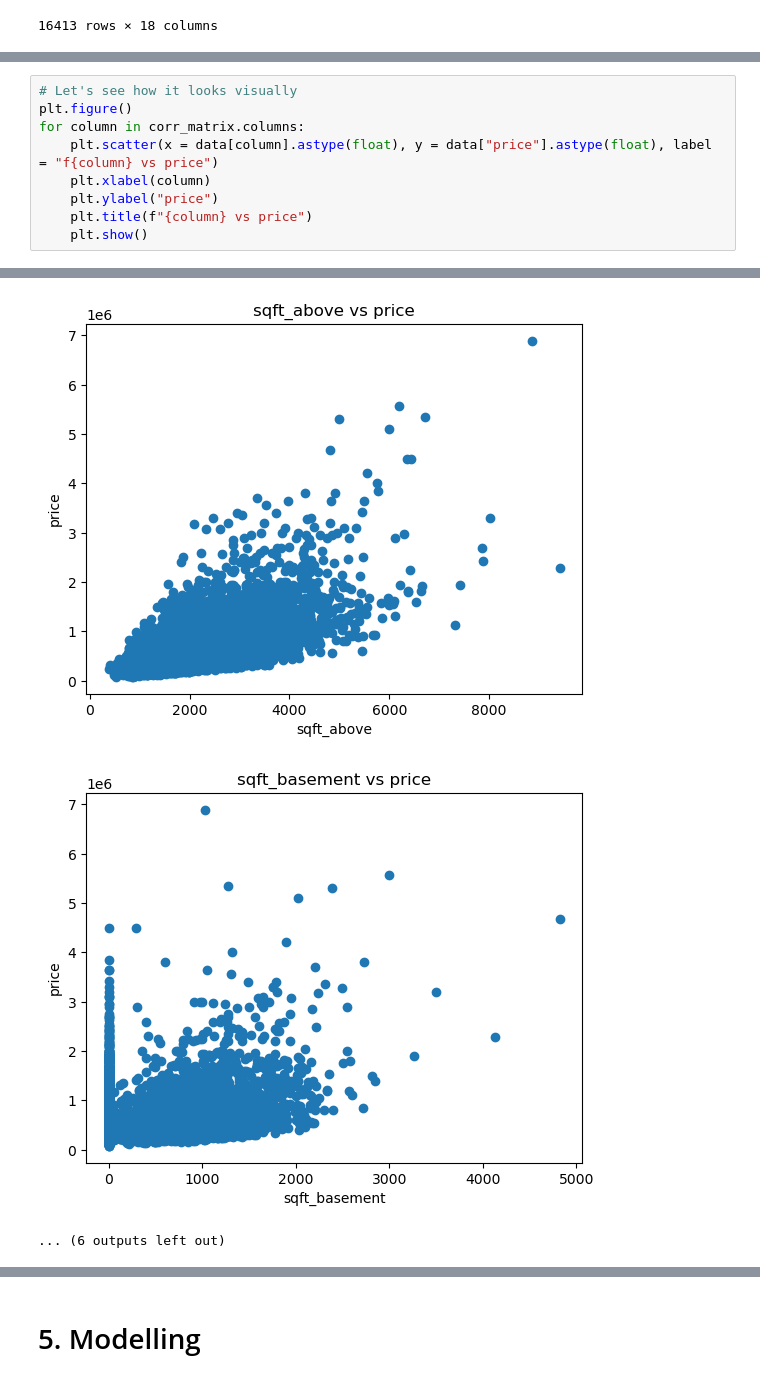
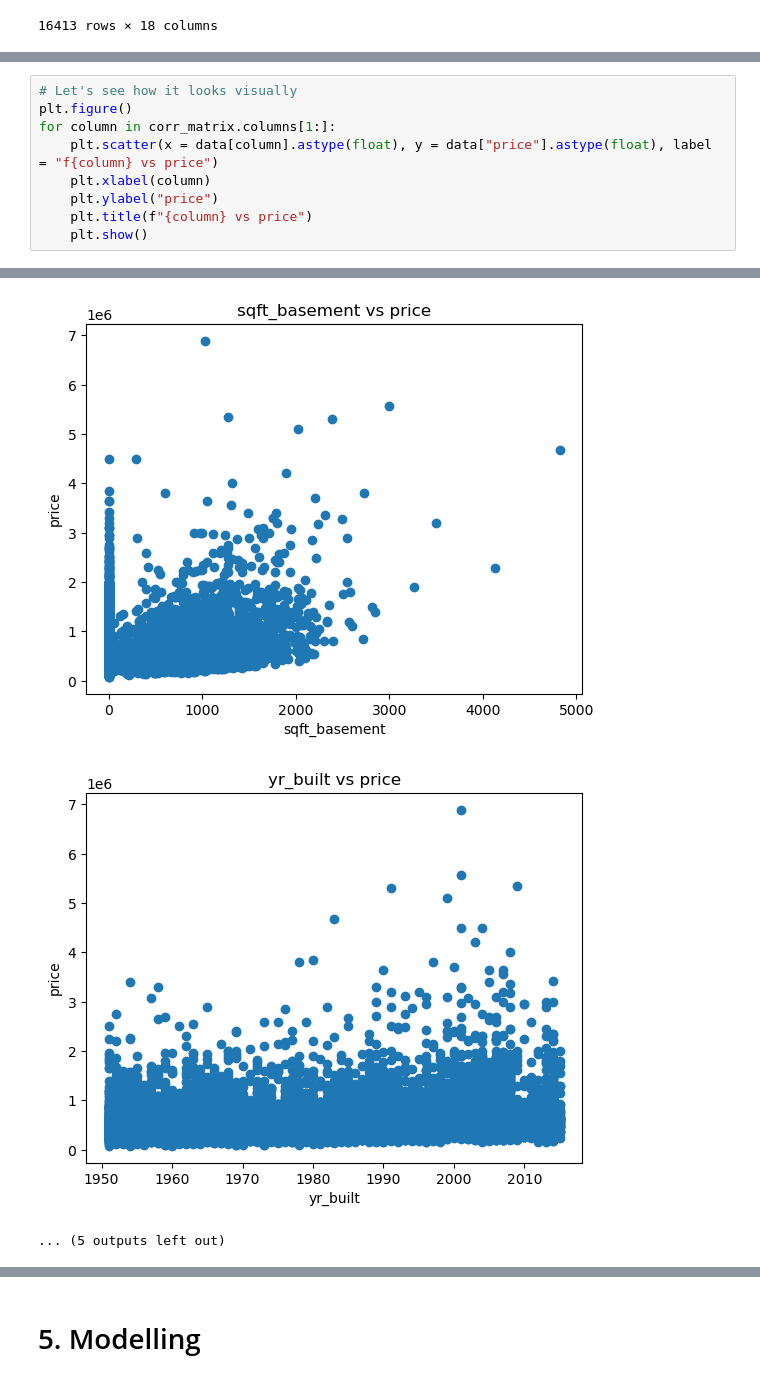
Before and after one commit to MuchiriKinyua/Real-Estate-Management-System, a Jupyter notebook: student.ipynb, the cells around one changed output, grey strips where cells are left out. Drawn from its saved outputs; the diff is of its cells as text.

```diff
--- a/student.ipynb
+++ b/student.ipynb
@@ -457,7 +457,7 @@ corr_matrix
 # %%
 # Let's see how it looks visually
 plt.figure()
-for column in corr_matrix.columns:
+for column in corr_matrix.columns[1:]:
     plt.scatter(x = data[column].astype(float), y = data["price"].astype(float), label = "f{column} vs price")
     plt.xlabel(column)
     plt.ylabel("price")
@@ -477,3 +477,3 @@ for column in corr_matrix.columns:
-[figure, old version]
+[figure, new version]
-[figure, old version]
+[figure, new version]
-... (6 outputs left out)
+... (5 outputs left out)
```
Also changed, not shown: parts of 10 cells of this notebook.
